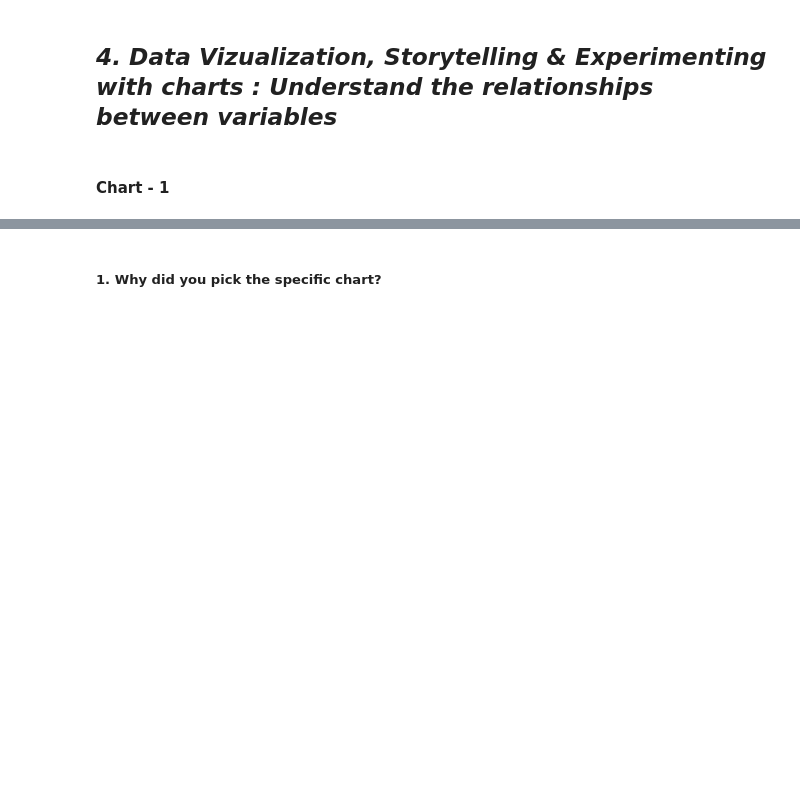
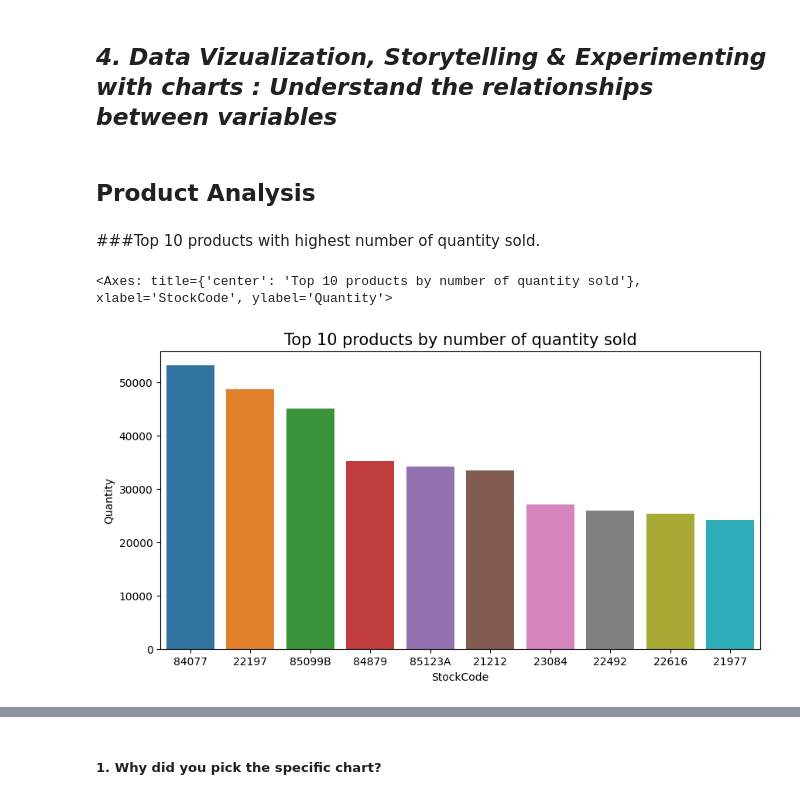
Before and after one commit to kd0176/Online-Retail-Customer-Segmentation, a Jupyter notebook: Online_Retail_Customer_Segmentation.ipynb, the cells around one changed output, grey strips where cells are left out. Drawn from its saved outputs; the diff is of its cells as text; code cells hidden in the pictures; blank space fills up the shorter version.

Commit message:
product level analysis , data visualization and story telling

```diff
--- a/Online_Retail_Customer_Segmentation.ipynb
+++ b/Online_Retail_Customer_Segmentation.ipynb
@@ -524,5 +524,3 @@ df.head()
 * Created new columns by extracting different datetime components from 'InvoiceDate' for time series analysis.
 # %% [markdown]
 ## ***4. Data Vizualization, Storytelling & Experimenting with charts : Understand the relationships between variables***
-# %% [markdown]
-#### Chart - 1
@@ -530,0 +527,15 @@ df.head()
+# %% [markdown]
+## Product Analysis
+# %% [markdown]
+###Top 10 products with highest number of quantity sold.
+# %%
+# Total Quantity sold by each product
+total_quantity_sold = df.groupby(['StockCode'])['Quantity'].sum().reset_index().sort_values('Quantity', ascending=False).reset_index(drop=True)
+
+# ploting bar chart for top 10 products
+plt.figure(figsize=(10,5))
+plt.title('Top 10 products by number of quantity sold', fontdict={'size': 15})
+sns.barplot(x='StockCode',y='Quantity',data=total_quantity_sold.head(10),)
+# %% [output]
+<Axes: title={'center': 'Top 10 products by number of quantity sold'}, xlabel='StockCode', ylabel='Quantity'>
+[figure, added]
```
Also changed, not shown: parts of 54 cells of this notebook.
